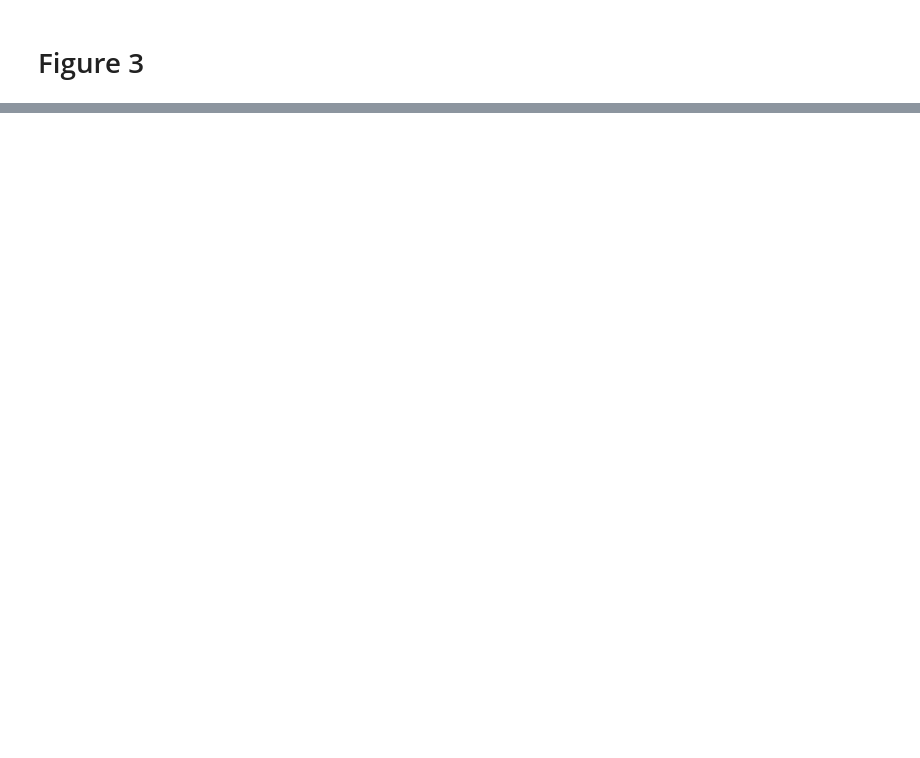
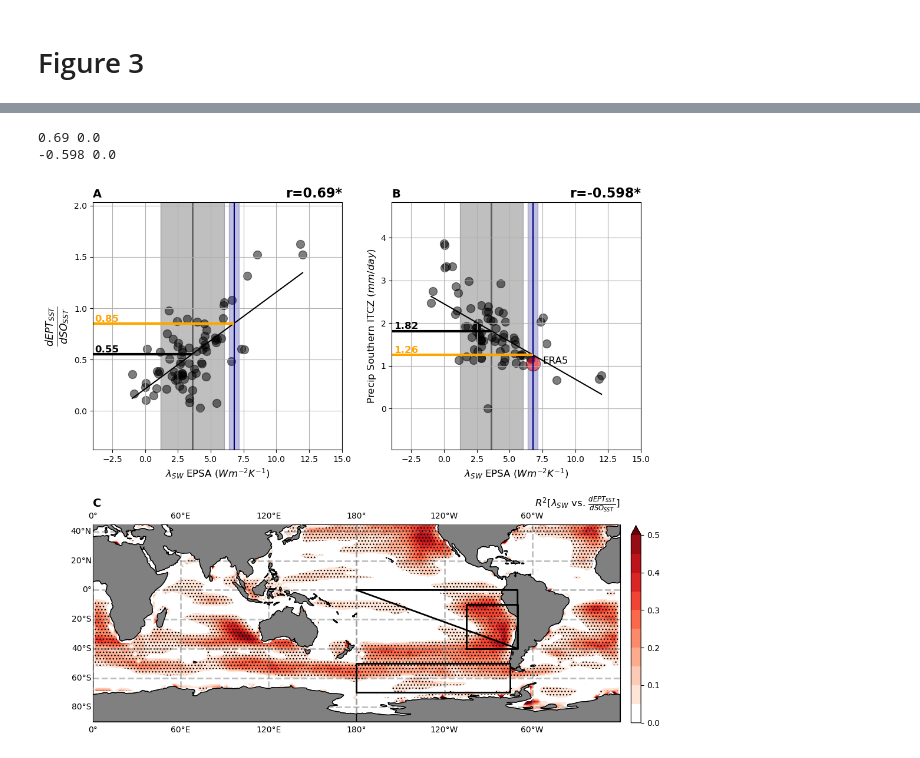
Before and after one commit to zacespinosa/SO-EP-teleconnection, a Jupyter notebook: Figure_Notebooks/Figure_3_swcf_coupling.ipynb, the cells around one changed output, grey strips where cells are left out. Cells and saved outputs as stored; diff of their text form; code cells hidden in the pictures; blank space fills up the shorter version.

Commit message:
update several of the main figures

```diff
--- a/Figure_Notebooks/Figure_3_swcf_coupling.ipynb
+++ b/Figure_Notebooks/Figure_3_swcf_coupling.ipynb
@@ -38,3 +192,22 @@ def fix_coords_no_time(data):
     data = data.bounds.add_bounds("Y")
     data = xc.swap_lon_axis(data, to=(0, 360))
     return data
+
+def fix_coords_no_swap(data):
+    data = data.bounds.add_bounds("X")
+    data = data.bounds.add_bounds("Y")
+    data = data.bounds.add_bounds("T")
+    return data
+
+def fix_coords(data):
+    data = data.bounds.add_bounds("X")
+    data = data.bounds.add_bounds("Y")
+    data = data.bounds.add_bounds("T")
+    data = xc.swap_lon_axis(data, to=(-180, 180))
+    return data
+
+def detrend(da):
+    time_idx = xr.DataArray(np.arange(len(da.time)), dims="time")
+    slope = xscore.linslope(time_idx, da, dim="time", skipna=False)
+    da = da - slope*time_idx
+    return da
@@ -198,0 +261,48 @@ Text(0.0, 1.0, '5-year')
+# %%
+title_fontsize = 14
+# Create figure and gridspec
+fig = plt.figure(figsize=(12, 12))
+gs = fig.add_gridspec(2, 2, height_ratios=[1, 1], wspace=0.2, hspace=0.2)  # 2 rows, 2 columns
+
+# Create scatter plots (top row)
+ax1 = fig.add_subplot(gs[0, 0])
+ax2 = fig.add_subplot(gs[0, 1])
+
+# Create map (bottom row, spanning both columns)
+ax3 = fig.add_subplot(gs[1, :], projection=ccrs.PlateCarree(central_longitude=180))
+
+######## SWCF EPSA vs dEPT/dSO ############
+create_panel_a(ax1, swcf_cmip_epsa.values, rval.values, vline=obs_swcf)
+ax1.set_xlabel(r"$\lambda_{SW}$ EPSA ($Wm^{-2}K^{-1}$)", fontsize=12)
+ax1.set_ylabel(r"$\frac{d EPT_{SST}}{dSO_{SST}}$", fontsize=18)
+ax1.set_title(r"A", loc="left", fontweight="bold", fontsize=title_fontsize)
+ax1.grid()
+
+######## SWCF EPSA vs South ITCZ ############
+create_panel_a(ax2, swcf_cmip_epsa.values, cmip_precip_south_east_clim.values, vline=obs_swcf)
+ax2.scatter(np.mean(obs_swcf), era5_precip_south_east_clim, s=300, alpha=0.5, edgecolor="black", color="red")
+ax2.text(s="ERA5", x=np.mean(obs_swcf) + 0.75, y=era5_precip_south_east_clim, color="black", fontsize=12)
+ax2.set_xlabel(r"$\lambda_{SW}$ EPSA ($Wm^{-2}K^{-1}$)", fontsize=12)
+ax2.set_ylabel(r"Precip Southern ITCZ ($mm/day$)", fontsize=12)
+ax2.set_title(r"B", loc="left", fontweight="bold", fontsize=title_fontsize)
+ax2.grid()
+
+######## SWCF vs dEPT/dSO ############
+img = _global_plot(
+    ax3,
+    data=r2.values,
+    pvalues=p,
+    lat=r2.lat,
+    lon=r2.lon,
+    levels=np.arange(0, 0.55, 0.05),
+    cmap="Reds",
+)
+ax3.set_title(r"$R^2[\lambda_{SW}$ vs. $\frac{dEPT_{SST}}{dSO_{SST}}]$", loc="right", fontsize=12)
+ax3.set_title(r"C", loc="left", fontweight="bold", fontsize=title_fontsize)
+#########################################################################
+plt.savefig("/home/espinosa10/SO-EP-teleconnection/Manuscript_Figures/Main/Figure_3.png", dpi=300, bbox_inches="tight")
+plt.savefig("/home/espinosa10/SO-EP-teleconnection/Manuscript_Figures/Main/Figure_3.pdf", dpi=300, bbox_inches="tight")
+# %% [output]
+0.69 0.0
+-0.598 0.0
+[figure, added]
```
Also changed, not shown: parts of 5 cells of this notebook, 14 other files.
